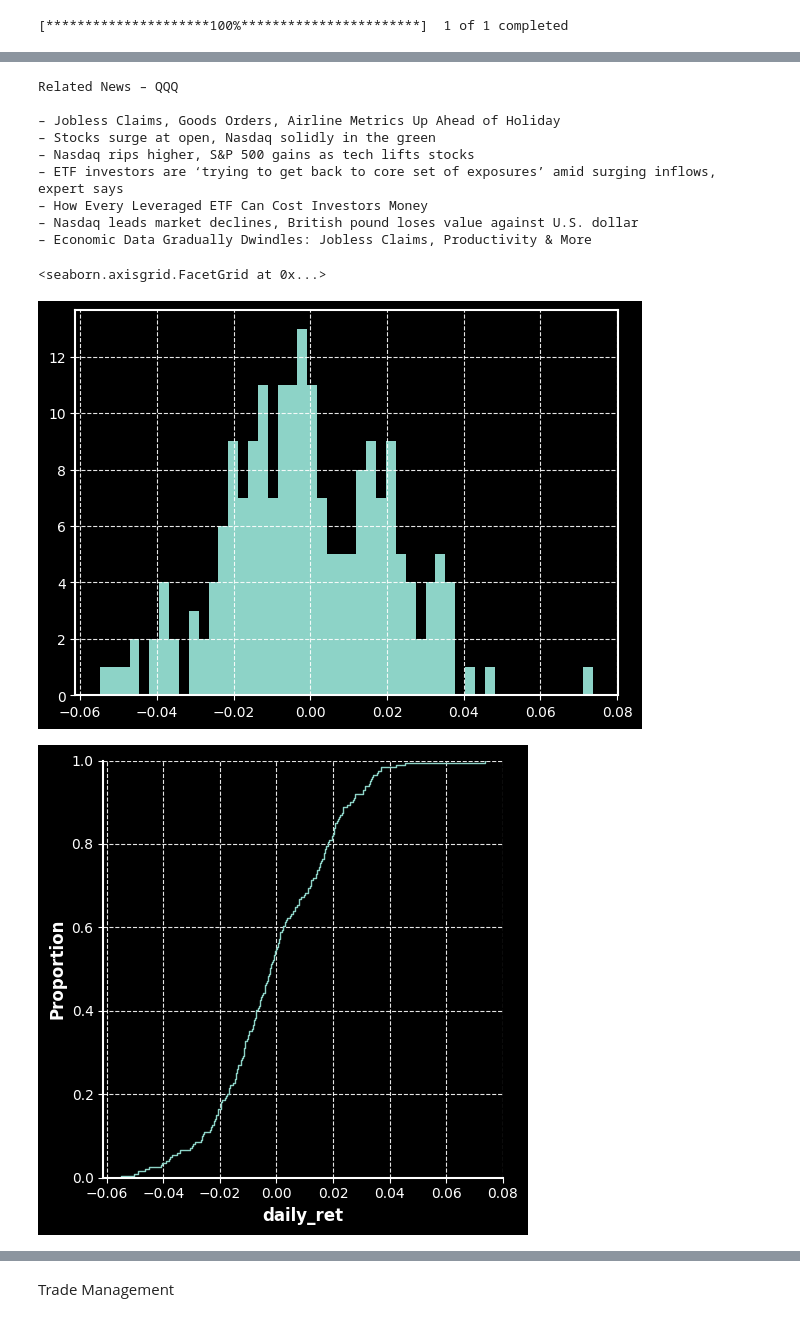
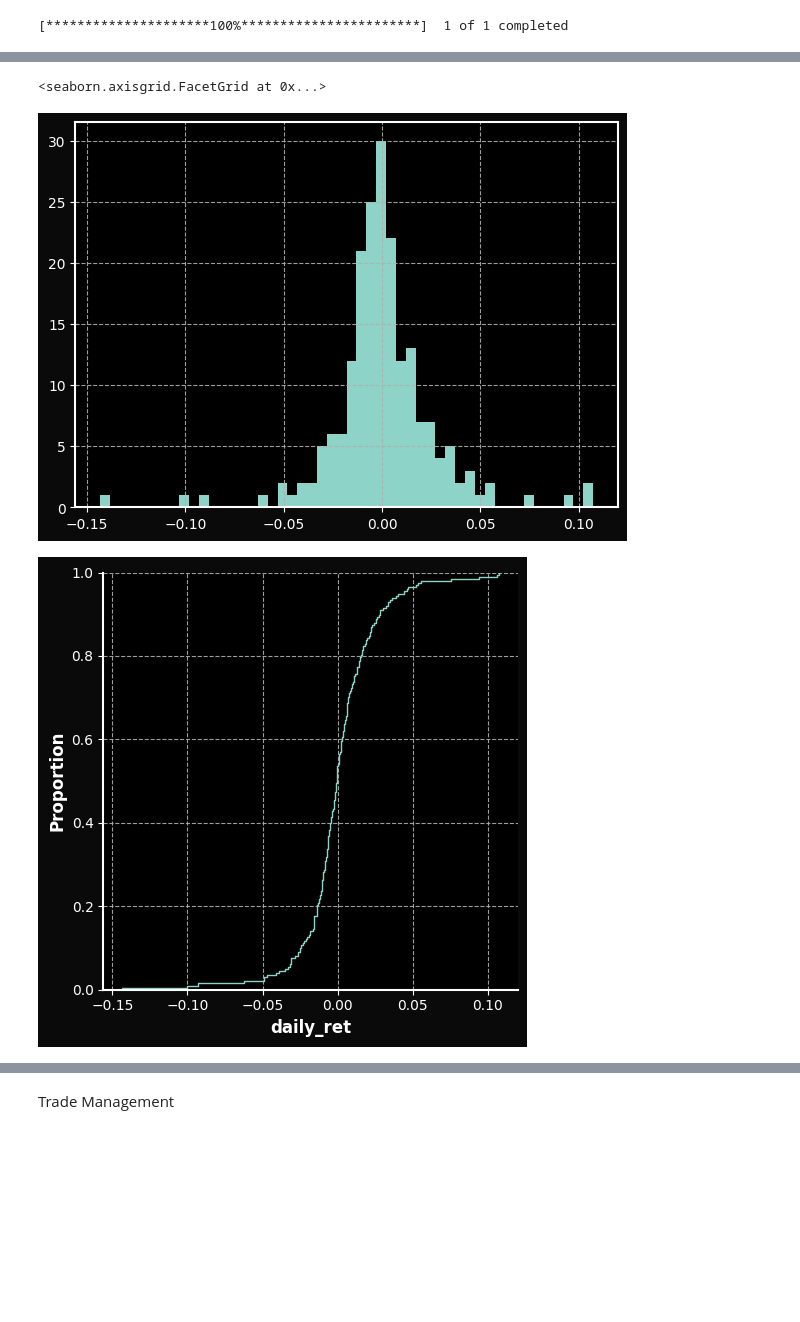
Before and after one commit to custom-hyper/Analytics, a Jupyter notebook: Trading_Report.ipynb, the cells around one changed output, grey strips where cells are left out. Saved outputs shown, nothing was run; the diff lists cells and outputs as text; code cells hidden in the pictures; blank space fills up the shorter version.

```diff
--- a/Trading_Report.ipynb
+++ b/Trading_Report.ipynb
@@ -346,34 +319,19 @@ Text(0.5, 1.0, 'Daily Return %')
 # %%
-#@title NASDAQ
+#@title Bitcoin
 import pandas as pd
 import yfinance as yf
 import plotly.graph_objects as go
 
-plt.style.use("dark_background")
-
-ticker='QQQ'
+ticker='BTC-USD'
 
 
 ticker_y = yf.Ticker(ticker)
-Name = ticker_y.info['longName']
-ticker_y.info
+#Name = ticker_y.info['shortName']
+#ticker_y.info
 
 data = yf.download(tickers=ticker, period='200d')
 
-fig = go.Figure(data=[go.Candlestick(x=data.index,
-                                     open=data['Open'],
-                                     high=data['High'],
-                                     low=data['Low'],
-                                     close=data['Close'])])
 
-fig.update_layout(
-    title=Name,
-    yaxis_title='Price',
-
-)
-
-fig.show()
-ticker_y.info
 
 print('')
 print('Related News – ' +ticker)
@@ -386,8 +344,20 @@ try:
 except Exception:
   pass
 
+fplt.plot(
+            data,
+            type='candle',
+            style='mike',
+            title=ticker,
+            ylabel='Price ($)',
+            volume=True,
+            ylabel_lower='Volume',
+            mav = (10,20,50,100,200)
+            )
 data['daily_ret'] = data['Close'].pct_change(1)
+
 data['daily_ret'].hist(bins = 50,figsize = (7,5))
+
 sns.displot(data, x="daily_ret", kind="ecdf")
 # %% [output]
 [*********************100%***********************]  1 of 1 completed
@@ -395,13 +367,4 @@ sns.displot(data, x="daily_ret", kind="ecdf")
-Related News – QQQ
-
-– Jobless Claims, Goods Orders, Airline Metrics Up Ahead of Holiday
-– Stocks surge at open, Nasdaq solidly in the green
-– Nasdaq rips higher, S&P 500 gains as tech lifts stocks
-– ETF investors are ‘trying to get back to core set of exposures’ amid surging inflows, expert says
-– How Every Leveraged ETF Can Cost Investors Money
-– Nasdaq leads market declines, British pound loses value against U.S. dollar
-– Economic Data Gradually Dwindles: Jobless Claims, Productivity & More
+<seaborn.axisgrid.FacetGrid at 0x...>
-<seaborn.axisgrid.FacetGrid at 0x...>
-[figure, old version]
-[figure, old version]
+[figure, new version]
+[figure, added]
 # %%
```
Also changed, not shown: parts of 31 cells of this notebook.
